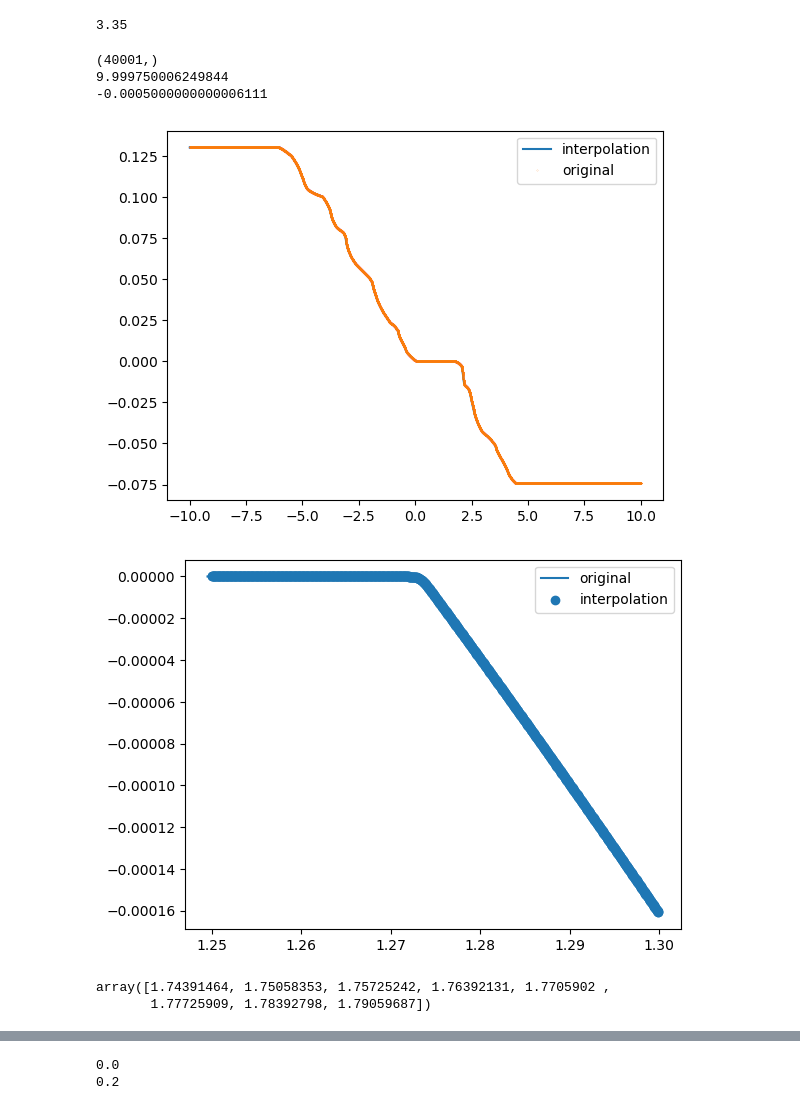
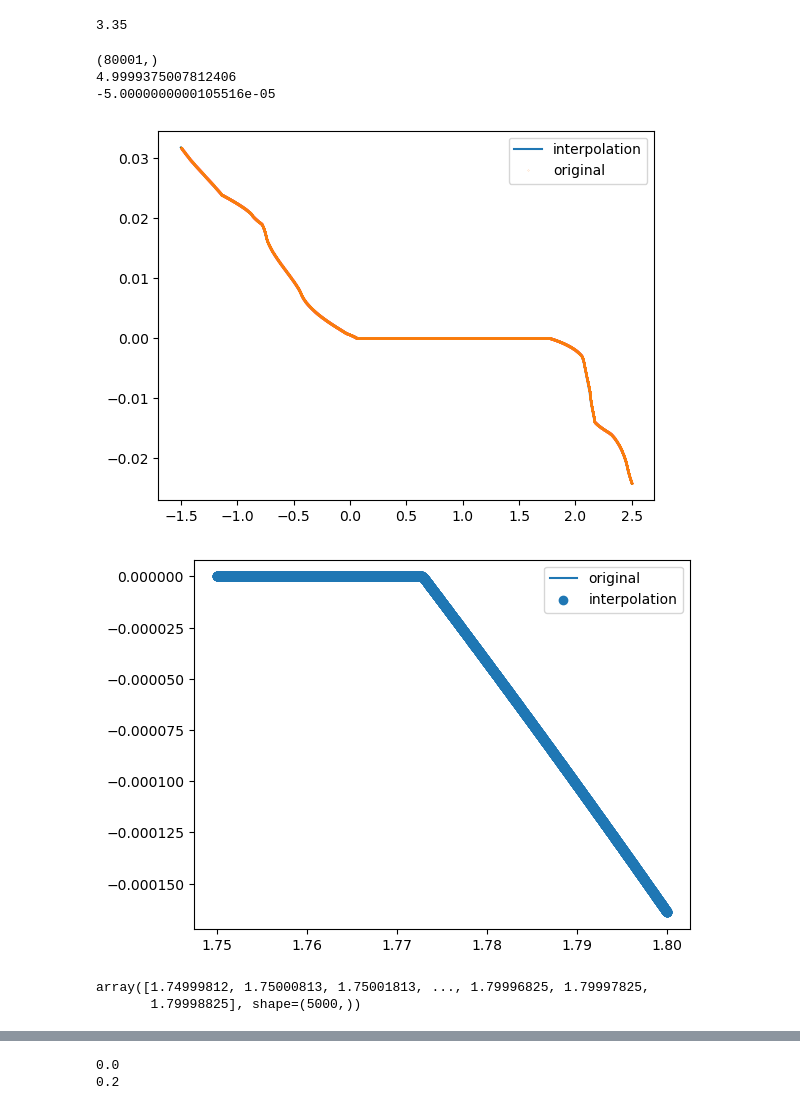
Before and after one commit to bastistoeck/Projektarbeit-1, a Jupyter notebook: class_testing_tmdc_debugging.ipynb, the cells around one changed output, grey strips where cells are left out. Cells and saved outputs as stored; diff of their text form; code cells hidden in the pictures.

Commit message:
some more trying around; denser tmdc Dos; first grid search

```diff
--- a/class_testing_tmdc_debugging.ipynb
+++ b/class_testing_tmdc_debugging.ipynb
@@ -88,39 +88,39 @@ outofplane_MoS2 = 6.1
 # %%
 try_tmdc = True
 
 if try_tmdc == True:
     # tmdc idos
-    idos_tmdc = np.load('DOS_calculations/idos_MoS2_energy_deviation_05e-3.npy')
-    energies_tmdc = np.load('DOS_calculations/idos_MoS2_energies_energy_deviation_05e-3.npy')
+    idos_tmdc = np.load('DOS_calculations/idos_MoS2_energy_deviation_05e-4.npy')
+    energies_tmdc = np.load('DOS_calculations/idos_MoS2_energies_energy_deviation_05e-4.npy')
     energy_increment_idos = energies_tmdc[1] - energies_tmdc[0]
 
     energy_shift = 0.0
     energies_tmdc = energies_tmdc - energy_shift # shift energies
     print(idos_tmdc.shape)
 
     idos_tmdc_interpolated = scipy.interpolate.interp1d(energies_tmdc, idos_tmdc, kind='linear') # use other interpolator here
     en_min_tmdc = energies_tmdc[0]
     en_max_tmdc = energies_tmdc[-1]
 
     n_energies_new = 40000 * 10
     new_energies = np.linspace(en_min_tmdc, en_max_tmdc, n_energies_new)
     new_energy_increment = new_energies[1] - new_energies[0]
     energy_factor = n_energies_new/idos_tmdc.shape[0]
     print(energy_factor)
 
     plot_min = 0
     plot_max = energies_tmdc.shape[0]
     new_plot_min = int(energy_factor * plot_min)
     new_plot_max = int(energy_factor * plot_max)
     plt.plot(new_energies[new_plot_min:new_plot_max], idos_tmdc_interpolated(new_energies)[new_plot_min:new_plot_max], '-',label='interpolation')
     plt.plot(energies_tmdc[plot_min:plot_max], idos_tmdc[plot_min:plot_max], '.',label='original', markersize=0.2)
     plt.legend()
     print(energies_tmdc[0] - energies_tmdc[1])
 # %% [output]
-(40001,)
-9.999750006249844
--0.0005000000000006111
+(80001,)
+4.9999375007812406
+-5.0000000000105516e-05
-[figure, old version]
+[figure, new version]
 # %%
 if try_tmdc == True:
     index1 = int((1.75 - energy_shift - en_min_tmdc)/energy_increment_idos)
@@ -135,12 +135,12 @@ if try_tmdc == True:
     #plt.xlim((1.4, 1.6))
     plt.legend()
 # %% [output]
-[figure, old version]
+[figure, new version]
 # %%
 new_energies[index3:index4]
 # %% [output]
-array([1.74391464, 1.75058353, 1.75725242, 1.76392131, 1.7705902 ,
-       1.77725909, 1.78392798, 1.79059687])
+array([1.74999812, 1.75000813, 1.75001813, ..., 1.79996825, 1.79997825,
+       1.79998825], shape=(5000,))
 # %%
 energies_tmdc[index1:index2]
 # %% [output]
```
Also changed, not shown: parts of 10 cells of this notebook, 2 other files.
